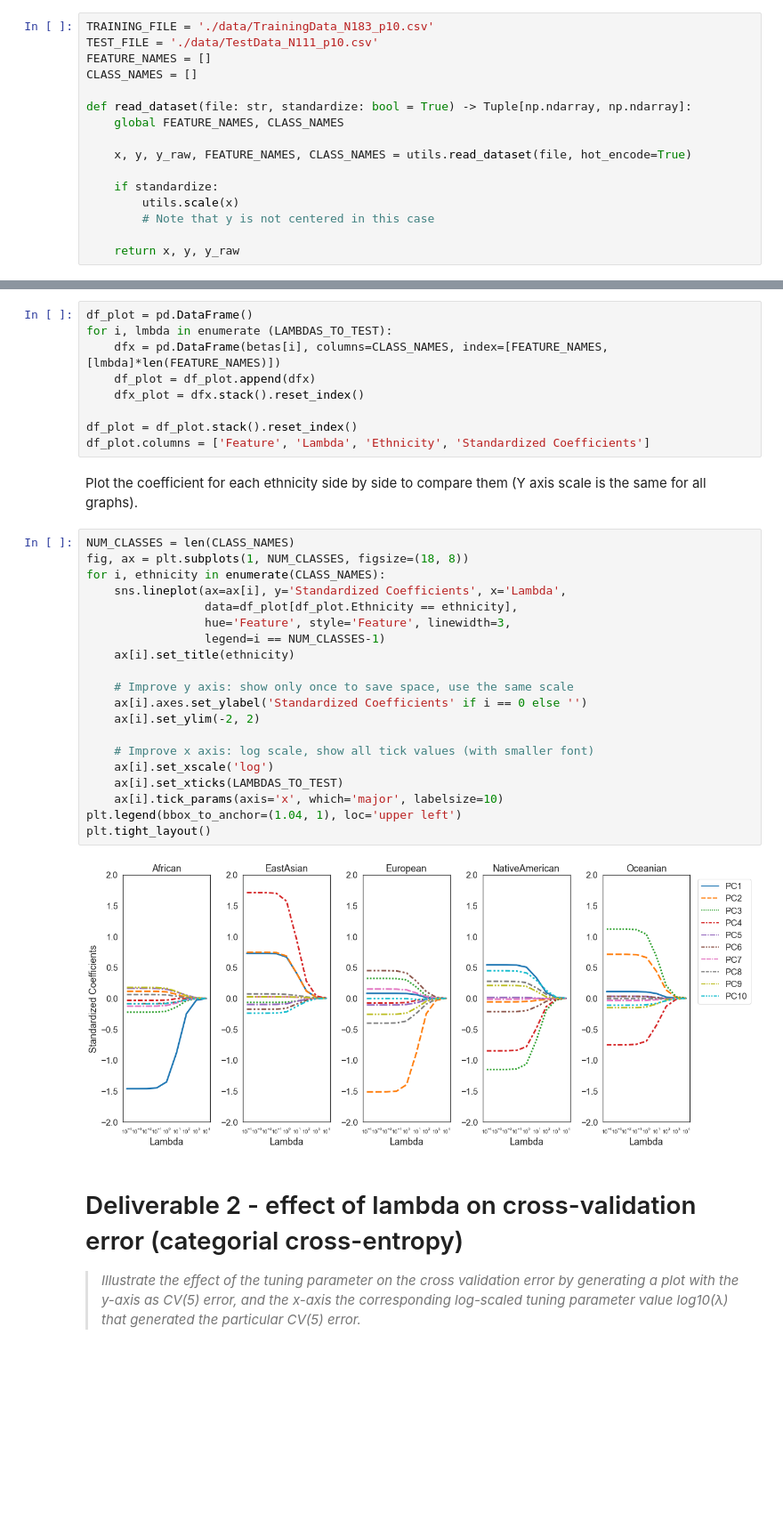
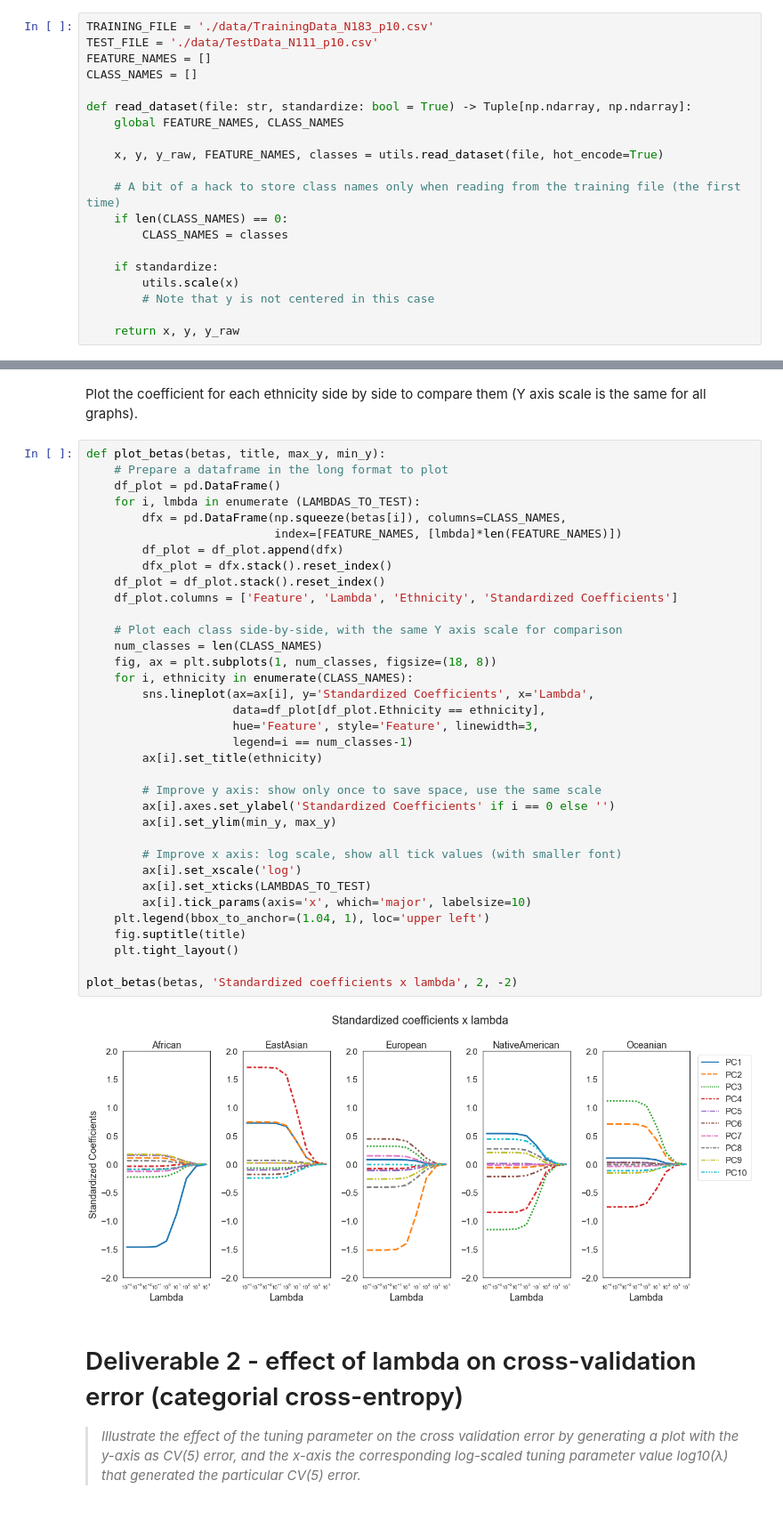
Before and after one commit to fau-masters-collected-works-cgarbin/regression-no-libraries, a Jupyter notebook: logistic_regression.ipynb, the cells around one changed output, grey strips where cells are left out. Shown at 89% size. Saved outputs shown, nothing was run; the diff lists cells and outputs as text; blank space fills up the shorter version.

```diff
--- a/logistic_regression.ipynb
+++ b/logistic_regression.ipynb
@@ -80,7 +64,11 @@ CLASS_NAMES = []
 def read_dataset(file: str, standardize: bool = True) -> Tuple[np.ndarray, np.ndarray]:
     global FEATURE_NAMES, CLASS_NAMES
 
-    x, y, y_raw, FEATURE_NAMES, CLASS_NAMES = utils.read_dataset(file, hot_encode=True)
+    x, y, y_raw, FEATURE_NAMES, classes = utils.read_dataset(file, hot_encode=True)
+
+    # A bit of a hack to store class names only when reading from the training file (the first time)
+    if len(CLASS_NAMES) == 0:
+        CLASS_NAMES = classes
 
     if standardize:
         utils.scale(x)
@@ -105,36 +91,42 @@ Prepare a dataframe in the long-format to plot.
-# %%
-df_plot = pd.DataFrame()
-for i, lmbda in enumerate (LAMBDAS_TO_TEST):
-    dfx = pd.DataFrame(betas[i], columns=CLASS_NAMES, index=[FEATURE_NAMES, [lmbda]*len(FEATURE_NAMES)])
-    df_plot = df_plot.append(dfx)
-    dfx_plot = dfx.stack().reset_index()
-
-df_plot = df_plot.stack().reset_index()
-df_plot.columns = ['Feature', 'Lambda', 'Ethnicity', 'Standardized Coefficients']
 # %% [markdown]
 Plot the coefficient for each ethnicity side by side to compare them (Y axis scale is the same for all graphs).
 # %%
-NUM_CLASSES = len(CLASS_NAMES)
-fig, ax = plt.subplots(1, NUM_CLASSES, figsize=(18, 8))
-for i, ethnicity in enumerate(CLASS_NAMES):
-    sns.lineplot(ax=ax[i], y='Standardized Coefficients', x='Lambda',
-                 data=df_plot[df_plot.Ethnicity == ethnicity],
-                 hue='Feature', style='Feature', linewidth=3,
-                 legend=i == NUM_CLASSES-1)
-    ax[i].set_title(ethnicity)
+def plot_betas(betas, title, max_y, min_y):
+    # Prepare a dataframe in the long format to plot
+    df_plot = pd.DataFrame()
+    for i, lmbda in enumerate (LAMBDAS_TO_TEST):
+        dfx = pd.DataFrame(np.squeeze(betas[i]), columns=CLASS_NAMES,
+                           index=[FEATURE_NAMES, [lmbda]*len(FEATURE_NAMES)])
+        df_plot = df_plot.append(dfx)
+        dfx_plot = dfx.stack().reset_index()
+    df_plot = df_plot.stack().reset_index()
+    df_plot.columns = ['Feature', 'Lambda', 'Ethnicity', 'Standardized Coefficients']
 
-    # Improve y axis: show only once to save space, use the same scale
-    ax[i].axes.set_ylabel('Standardized Coefficients' if i == 0 else '')
-    ax[i].set_ylim(-2, 2)
+    # Plot each class side-by-side, with the same Y axis scale for comparison
+    num_classes = len(CLASS_NAMES)
+    fig, ax = plt.subplots(1, num_classes, figsize=(18, 8))
+    for i, ethnicity in enumerate(CLASS_NAMES):
+        sns.lineplot(ax=ax[i], y='Standardized Coefficients', x='Lambda',
+                     data=df_plot[df_plot.Ethnicity == ethnicity],
+                     hue='Feature', style='Feature', linewidth=3,
+                     legend=i == num_classes-1)
+        ax[i].set_title(ethnicity)
 
-    # Improve x axis: log scale, show all tick values (with smaller font)
-    ax[i].set_xscale('log')
-    ax[i].set_xticks(LAMBDAS_TO_TEST)
-    ax[i].tick_params(axis='x', which='major', labelsize=10)
-plt.legend(bbox_to_anchor=(1.04, 1), loc='upper left')
-plt.tight_layout()
+        # Improve y axis: show only once to save space, use the same scale
+        ax[i].axes.set_ylabel('Standardized Coefficients' if i == 0 else '')
+        ax[i].set_ylim(min_y, max_y)
+
+        # Improve x axis: log scale, show all tick values (with smaller font)
+        ax[i].set_xscale('log')
+        ax[i].set_xticks(LAMBDAS_TO_TEST)
+        ax[i].tick_params(axis='x', which='major', labelsize=10)
+    plt.legend(bbox_to_anchor=(1.04, 1), loc='upper left')
+    fig.suptitle(title)
+    plt.tight_layout()
+
+plot_betas(betas, 'Standardized coefficients x lambda', 2, -2)
 # %% [output]
-[figure, old version]
+[figure, new version]
 # %% [markdown]
 # Deliverable 2 - effect of lambda on cross-validation error (categorial cross-entropy)
 
```
Also changed, not shown: parts of 14 cells of this notebook.
